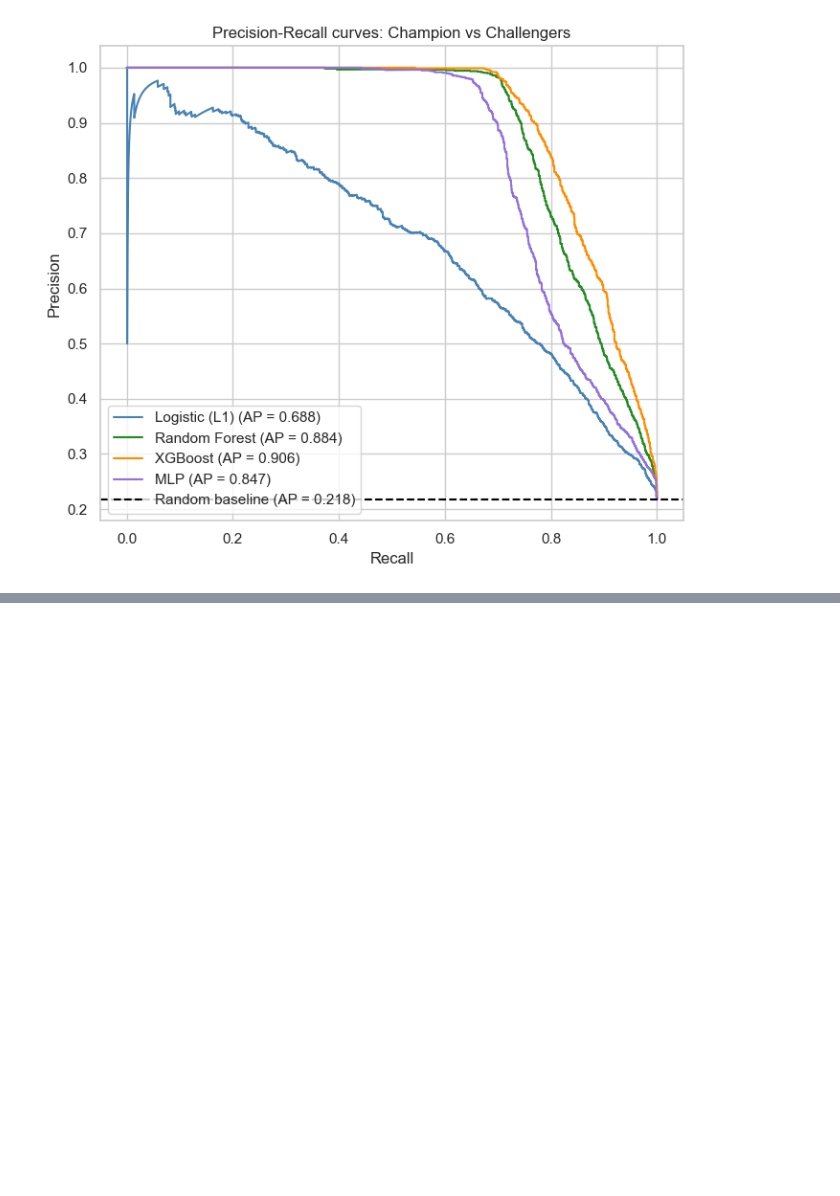
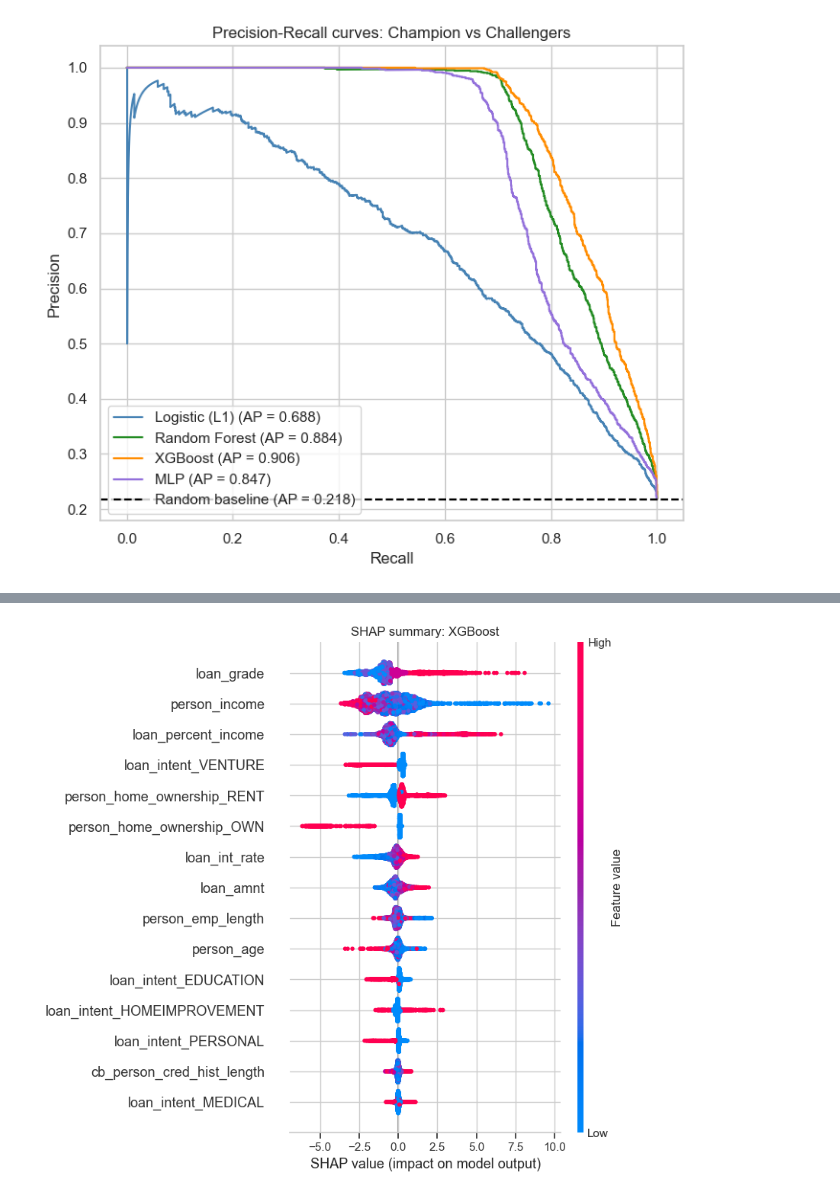
Before and after one commit to RedaAllab/credit-risk-classification, a Jupyter notebook: notebooks/credit_risk_modeling_en.ipynb, the cells around one changed output, grey strips where cells are left out. Cells and saved outputs as stored; diff of their text form; code cells hidden in the pictures; blank space fills up the shorter version.

```diff
--- a/notebooks/credit_risk_modeling_en.ipynb
+++ b/notebooks/credit_risk_modeling_en.ipynb
@@ -668,3 +674,16 @@ plt.show()
+# %%
+import shap
+
+explainer = shap.TreeExplainer(best_xgb)
+shap_values = explainer(X_test)
+
+shap.summary_plot(shap_values, X_test, max_display=15, show=False)
+plt.title('SHAP summary: XGBoost')
+plt.tight_layout()
+plt.savefig('shap_summary.png', dpi=150, bbox_inches='tight')
+plt.show()
+# %% [output]
+[figure, added]
 # %% [markdown]
 ## Conclusion
 
```
Also changed, not shown: parts of 2 cells of this notebook, 3 other files.
